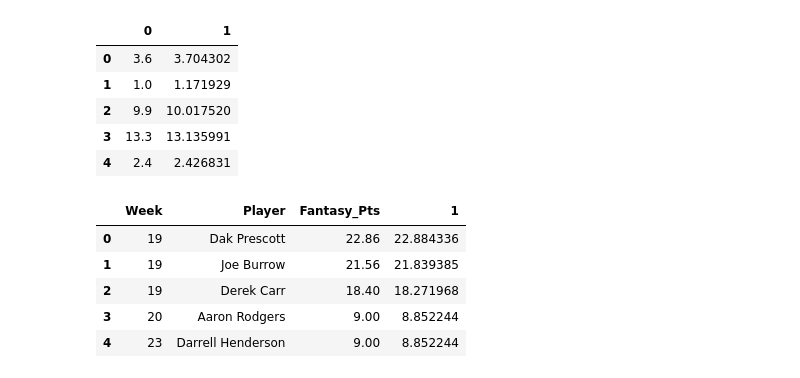
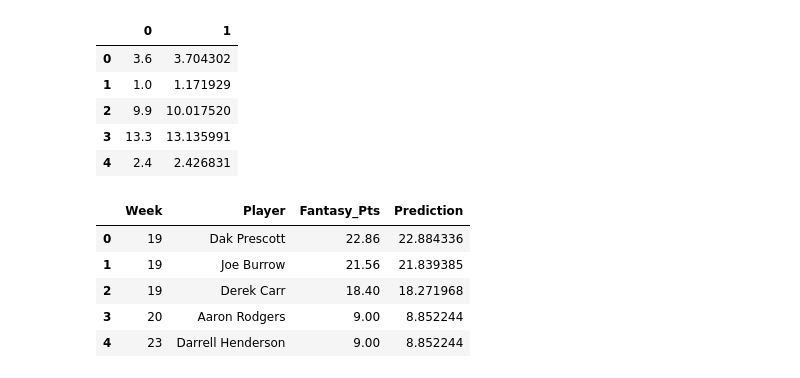
Before and after one commit to dancosta154/Fantasy_Football_Modeling, a Jupyter notebook: main_df.ipynb, the cells around one changed output. Cells and saved outputs as stored; diff of their text form; code cells hidden in the pictures.

```diff
--- a/main_df.ipynb
+++ b/main_df.ipynb
@@ -605,10 +605,12 @@ pd.DataFrame(set(zip(y_test, y_pred))).head()
 df_predicted = pd.DataFrame(set(zip(y_test, y_pred)))
 # %%
 df = pd.merge(df, df_predicted, left_on = ['Fantasy_Pts'], right_on = [0])
+# %%
+df.rename(columns={1: 'Prediction'}, inplace=True)
 # %%
-df[['Week', 'Player', 'Fantasy_Pts', 1]].head()
+df[['Week', 'Player', 'Fantasy_Pts', 'Prediction']].head()
 # %% [output]
-|  | Week | Player | Fantasy_Pts | 1 |
+|  | Week | Player | Fantasy_Pts | Prediction |
 | 0 | 19 | Dak Prescott | 22.86 | 22.884336 |
 | 1 | 19 | Joe Burrow | 21.56 | 21.839385 |
 | 2 | 19 | Derek Carr | 18.40 | 18.271968 |
```
Also changed, not shown: parts of 1 cell of this notebook, 48 other files.
